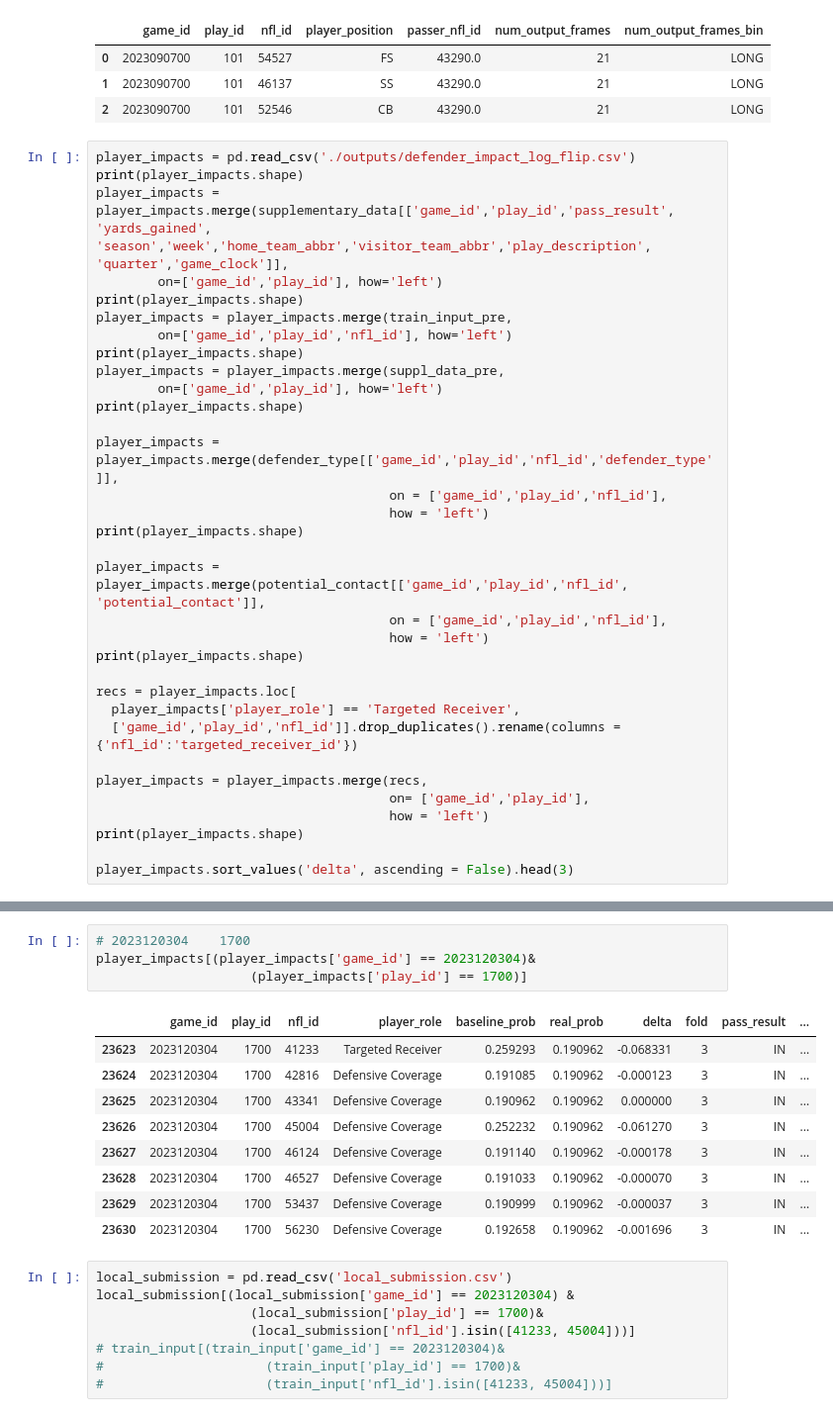
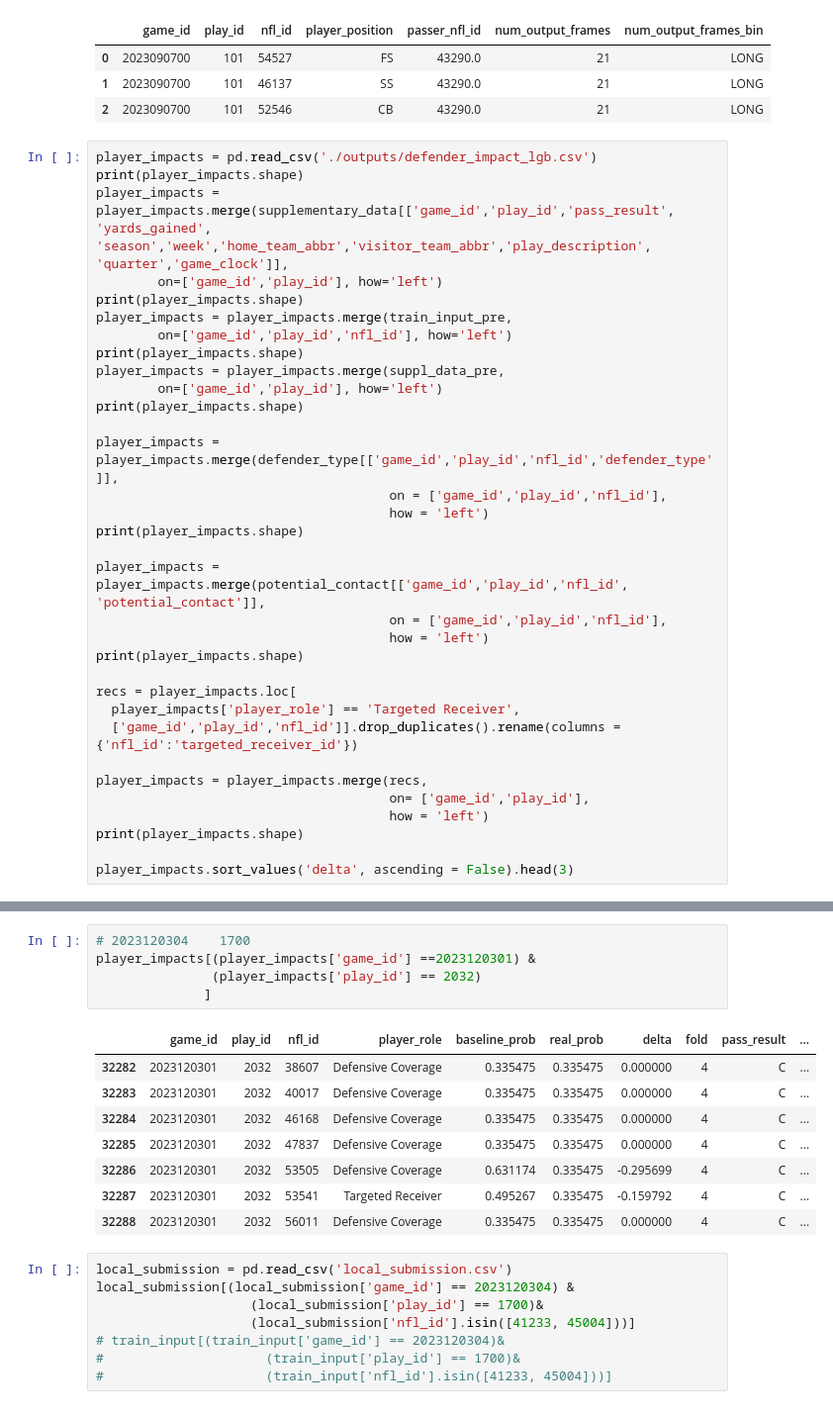
Before and after one commit to kevniu95/bdb-26, a Jupyter notebook: analytics_pred_catch_analysis.ipynb, the cells around one changed output, grey strips where cells are left out. Shown: that part at 99% size. Saved outputs shown, nothing was run; the diff lists cells and outputs as text.

```diff
--- a/analytics_pred_catch_analysis.ipynb
+++ b/analytics_pred_catch_analysis.ipynb
@@ -451,7 +451,7 @@ train_input_pre.head(3)
 | 1 | 2023090700 | 101 | 46137 | SS | 43290.0 | 21 | LONG |
 | 2 | 2023090700 | 101 | 52546 | CB | 43290.0 | 21 | LONG |
 # %%
-player_impacts = pd.read_csv('./outputs/defender_impact_log_flip.csv')
+player_impacts = pd.read_csv('./outputs/defender_impact_lgb.csv')
 print(player_impacts.shape)
 player_impacts = player_impacts.merge(supplementary_data[['game_id','play_id','pass_result', 'yards_gained', 'season','week','home_team_abbr','visitor_team_abbr','play_description', 'quarter','game_clock']],
         on=['game_id','play_id'], how='left')
@@ -498,17 +498,17 @@ player_impacts.sort_values('delta', ascending = False).head(3)
 # %%
 # 2023120304	1700
-player_impacts[(player_impacts['game_id'] == 2023120304)&
-                    (player_impacts['play_id'] == 1700)]
+player_impacts[(player_impacts['game_id'] ==2023120301) &
+               (player_impacts['play_id'] == 2032)
+              ]
 # %% [output]
 |  | game_id | play_id | nfl_id | player_role | baseline_prob | real_prob | delta | fold | pass_result | ... |
-| 23623 | 2023120304 | 1700 | 41233 | Targeted Receiver | 0.259293 | 0.190962 | -0.068331 | 3 | IN | ... |
-| 23624 | 2023120304 | 1700 | 42816 | Defensive Coverage | 0.191085 | 0.190962 | -0.000123 | 3 | IN | ... |
-| 23625 | 2023120304 | 1700 | 43341 | Defensive Coverage | 0.190962 | 0.190962 | 0.000000 | 3 | IN | ... |
-| 23626 | 2023120304 | 1700 | 45004 | Defensive Coverage | 0.252232 | 0.190962 | -0.061270 | 3 | IN | ... |
-| 23627 | 2023120304 | 1700 | 46124 | Defensive Coverage | 0.191140 | 0.190962 | -0.000178 | 3 | IN | ... |
-| 23628 | 2023120304 | 1700 | 46527 | Defensive Coverage | 0.191033 | 0.190962 | -0.000070 | 3 | IN | ... |
-| 23629 | 2023120304 | 1700 | 53437 | Defensive Coverage | 0.190999 | 0.190962 | -0.000037 | 3 | IN | ... |
-| 23630 | 2023120304 | 1700 | 56230 | Defensive Coverage | 0.192658 | 0.190962 | -0.001696 | 3 | IN | ... |
+| 32282 | 2023120301 | 2032 | 38607 | Defensive Coverage | 0.335475 | 0.335475 | 0.000000 | 4 | C | ... |
+| 32283 | 2023120301 | 2032 | 40017 | Defensive Coverage | 0.335475 | 0.335475 | 0.000000 | 4 | C | ... |
+| 32284 | 2023120301 | 2032 | 46168 | Defensive Coverage | 0.335475 | 0.335475 | 0.000000 | 4 | C | ... |
+| 32285 | 2023120301 | 2032 | 47837 | Defensive Coverage | 0.335475 | 0.335475 | 0.000000 | 4 | C | ... |
+| 32286 | 2023120301 | 2032 | 53505 | Defensive Coverage | 0.631174 | 0.335475 | -0.295699 | 4 | C | ... |
+| 32287 | 2023120301 | 2032 | 53541 | Targeted Receiver | 0.495267 | 0.335475 | -0.159792 | 4 | C | ... |
+| 32288 | 2023120301 | 2032 | 56011 | Defensive Coverage | 0.335475 | 0.335475 | 0.000000 | 4 | C | ... |
 # %%
 local_submission = pd.read_csv('local_submission.csv')
 local_submission[(local_submission['game_id'] == 2023120304) &
```
Also changed, not shown: parts of 36 cells of this notebook.
